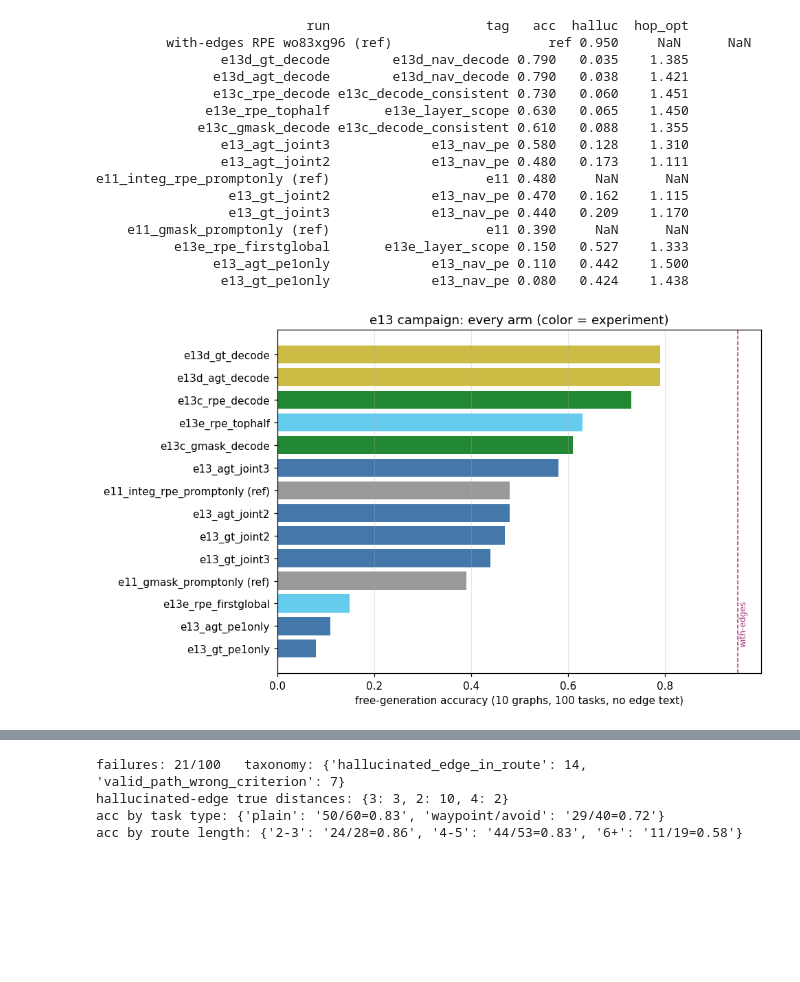
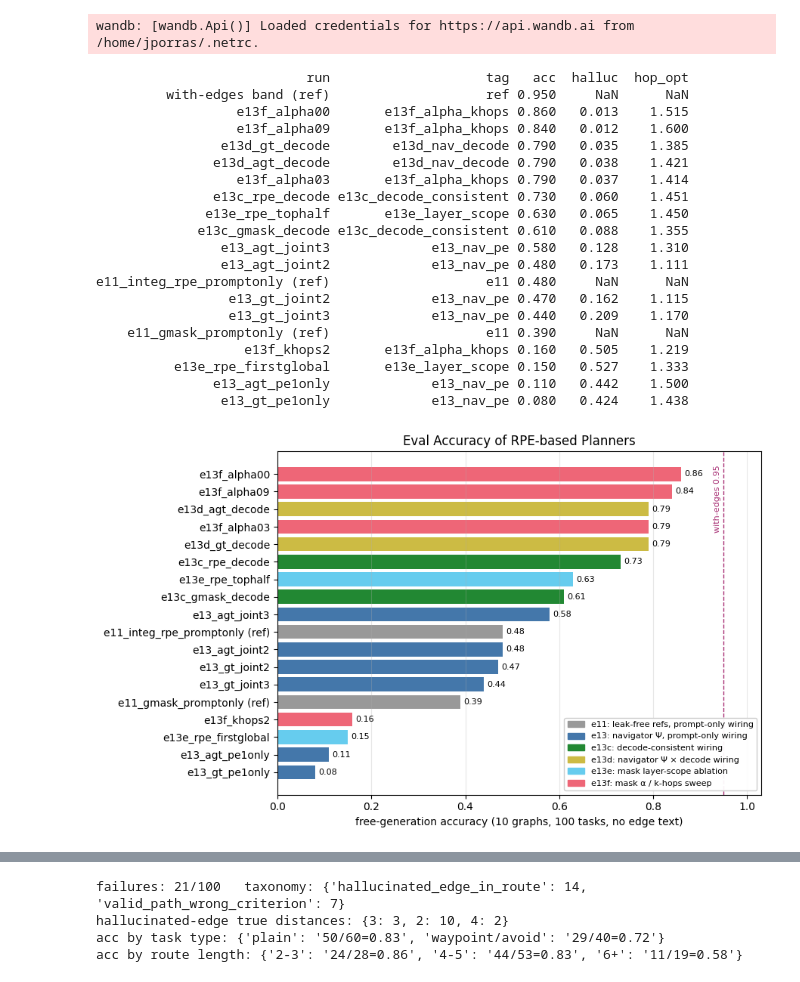
Before and after one commit to jotaporras/GREP, a Jupyter notebook: notebooks/2026-07-22 e13_campaign_results.ipynb, the cells around one changed output, grey strips where cells are left out. Drawn from its saved outputs; the diff is of its cells as text; code cells hidden in the pictures; blank space fills up the shorter version.

Commit message:
Notes from Jul 21-22 experiments

```diff
--- a/notebooks/2026-07-22 e13_campaign_results.ipynb
+++ b/notebooks/2026-07-22 e13_campaign_results.ipynb
@@ -25,7 +27,8 @@ import wandb
 import pandas as pd
 
 api = wandb.Api()
-TAGS = ["e13_nav_pe", "e13c_decode_consistent", "e13d_nav_decode", "e13e_layer_scope"]
+TAGS = ["e13_nav_pe", "e13c_decode_consistent", "e13d_nav_decode", "e13e_layer_scope",
+        "e13f_alpha_khops"]
 rows = []
 for tag in TAGS:
     for r in api.runs("alelab/GREP-PRISM", filters={"tags": tag}):
@@ -37,44 +40,62 @@ df = pd.DataFrame(rows).drop_duplicates("run").sort_values("acc", ascending=Fals
 REFS = pd.DataFrame([
     {"run": "e11_integ_rpe_promptonly (ref)", "tag": "e11", "acc": 0.48, "halluc": None, "hop_opt": None},
     {"run": "e11_gmask_promptonly (ref)", "tag": "e11", "acc": 0.39, "halluc": None, "hop_opt": None},
-    # with-edges reference = e10_integ_rpe__with_edge_list_wo83xg96 (W&B), same
-    # 10-graph/100-task protocol (twin jfzhel9q: 0.96; e10-era historical band 0.87-0.93).
-    {"run": "with-edges RPE wo83xg96 (ref)", "tag": "ref", "acc": 0.95, "halluc": None, "hop_opt": None},
+    {"run": "with-edges band (ref)", "tag": "ref", "acc": 0.95, "halluc": None, "hop_opt": None},
 ])
 df = pd.concat([df, REFS], ignore_index=True).sort_values("acc", ascending=False)
 print(df.to_string(index=False, float_format=lambda x: f"{x:.3f}"))
 # %% [output]
-                           run                    tag   acc  halluc  hop_opt
-         with-edges RPE wo83xg96 (ref)                    ref 0.950     NaN      NaN
-                e13d_gt_decode        e13d_nav_decode 0.790   0.035    1.385
-               e13d_agt_decode        e13d_nav_decode 0.790   0.038    1.421
-               e13c_rpe_decode e13c_decode_consistent 0.730   0.060    1.451
-              e13e_rpe_tophalf       e13e_layer_scope 0.630   0.065    1.450
-             e13c_gmask_decode e13c_decode_consistent 0.610   0.088    1.355
-                e13_agt_joint3             e13_nav_pe 0.580   0.128    1.310
-                e13_agt_joint2             e13_nav_pe 0.480   0.173    1.111
-e11_integ_rpe_promptonly (ref)                    e11 0.480     NaN      NaN
-                 e13_gt_joint2             e13_nav_pe 0.470   0.162    1.115
-                 e13_gt_joint3             e13_nav_pe 0.440   0.209    1.170
-    e11_gmask_promptonly (ref)                    e11 0.390     NaN      NaN
-          e13e_rpe_firstglobal       e13e_layer_scope 0.150   0.527    1.333
-               e13_agt_pe1only             e13_nav_pe 0.110   0.442    1.500
-                e13_gt_pe1only             e13_nav_pe 0.080   0.424    1.438
+wandb: [wandb.Api()] Loaded credentials for https://api.wandb.ai from /home/jporras/.netrc.
+                           run                    tag   acc  halluc  hop_opt
+         with-edges band (ref)                    ref 0.950     NaN      NaN
+                  e13f_alpha00       e13f_alpha_khops 0.860   0.013    1.515
+                  e13f_alpha09       e13f_alpha_khops 0.840   0.012    1.600
+                e13d_gt_decode        e13d_nav_decode 0.790   0.035    1.385
+               e13d_agt_decode        e13d_nav_decode 0.790   0.038    1.421
+                  e13f_alpha03       e13f_alpha_khops 0.790   0.037    1.414
+               e13c_rpe_decode e13c_decode_consistent 0.730   0.060    1.451
+              e13e_rpe_tophalf       e13e_layer_scope 0.630   0.065    1.450
+             e13c_gmask_decode e13c_decode_consistent 0.610   0.088    1.355
+                e13_agt_joint3             e13_nav_pe 0.580   0.128    1.310
+                e13_agt_joint2             e13_nav_pe 0.480   0.173    1.111
+e11_integ_rpe_promptonly (ref)                    e11 0.480     NaN      NaN
+                 e13_gt_joint2             e13_nav_pe 0.470   0.162    1.115
+                 e13_gt_joint3             e13_nav_pe 0.440   0.209    1.170
+    e11_gmask_promptonly (ref)                    e11 0.390     NaN      NaN
+                   e13f_khops2       e13f_alpha_khops 0.160   0.505    1.219
+          e13e_rpe_firstglobal       e13e_layer_scope 0.150   0.527    1.333
+               e13_agt_pe1only             e13_nav_pe 0.110   0.442    1.500
+                e13_gt_pe1only             e13_nav_pe 0.080   0.424    1.438
 # %%
 import matplotlib.pyplot as plt
+from matplotlib.patches import Patch
 
 d = df[df.tag != "ref"].dropna(subset=["acc"]).sort_values("acc")
-colors = {"e13_nav_pe": "#4477AA", "e13c_decode_consistent": "#228833",
-          "e13d_nav_decode": "#CCBB44", "e13e_layer_scope": "#66CCEE", "e11": "#999999"}
+colors = {"e11": "#999999", "e13_nav_pe": "#4477AA", "e13c_decode_consistent": "#228833",
+          "e13d_nav_decode": "#CCBB44", "e13e_layer_scope": "#66CCEE",
+          "e13f_alpha_khops": "#EE6677"}
+tag_labels = {"e11": "e11: leak-free refs, prompt-only wiring",
+              "e13_nav_pe": "e13: navigator \u03a8, prompt-only wiring",
+              "e13c_decode_consistent": "e13c: decode-consistent wiring",
+              "e13d_nav_decode": "e13d: navigator \u03a8 \u00d7 decode wiring",
+              "e13e_layer_scope": "e13e: mask layer-scope ablation",
+              "e13f_alpha_khops": "e13f: mask \u03b1 / k-hops sweep"}
 fig, ax = plt.subplots(figsize=(9, 5.5))
-ax.barh(d.run, d.acc, color=[colors[t] for t in d.tag])
-ax.axvline(0.95, color="#AA3377", ls="--", lw=1); ax.text(0.952, 0.2, "with-edges", rotation=90, fontsize=8, color="#AA3377")
+bars = ax.barh(d.run, d.acc, color=[colors[t] for t in d.tag])
+ax.bar_label(bars, fmt="%.2f", padding=3, fontsize=8)
+ax.axvline(0.95, color="#AA3377", ls="--", lw=1)
+ax.text(0.945, len(d) - 0.5, "with-edges 0.95", rotation=90, fontsize=8,
+        color="#AA3377", ha="right", va="top")
+handles = [Patch(color=colors[t], label=tag_labels[t])
+           for t in tag_labels if t in set(d.tag)]
+ax.legend(handles=handles, loc="lower right", fontsize=8, framealpha=0.95)
+ax.set_xlim(0, 1.03)
 ax.set_xlabel("free-generation accuracy (10 graphs, 100 tasks, no edge text)")
-ax.set_title("e13 campaign: every arm (color = experiment)")
+ax.set_title("Eval Accuracy of RPE-based Planners")
 ax.grid(axis="x", alpha=0.3)
 fig.tight_layout(); plt.show()
 # %% [output]
-[figure, old version]
+[figure, new version]
 # %% [markdown]
 ## Notes on the ladder
 
```
Also changed, not shown: parts of 4 cells of this notebook, 5 other files.
